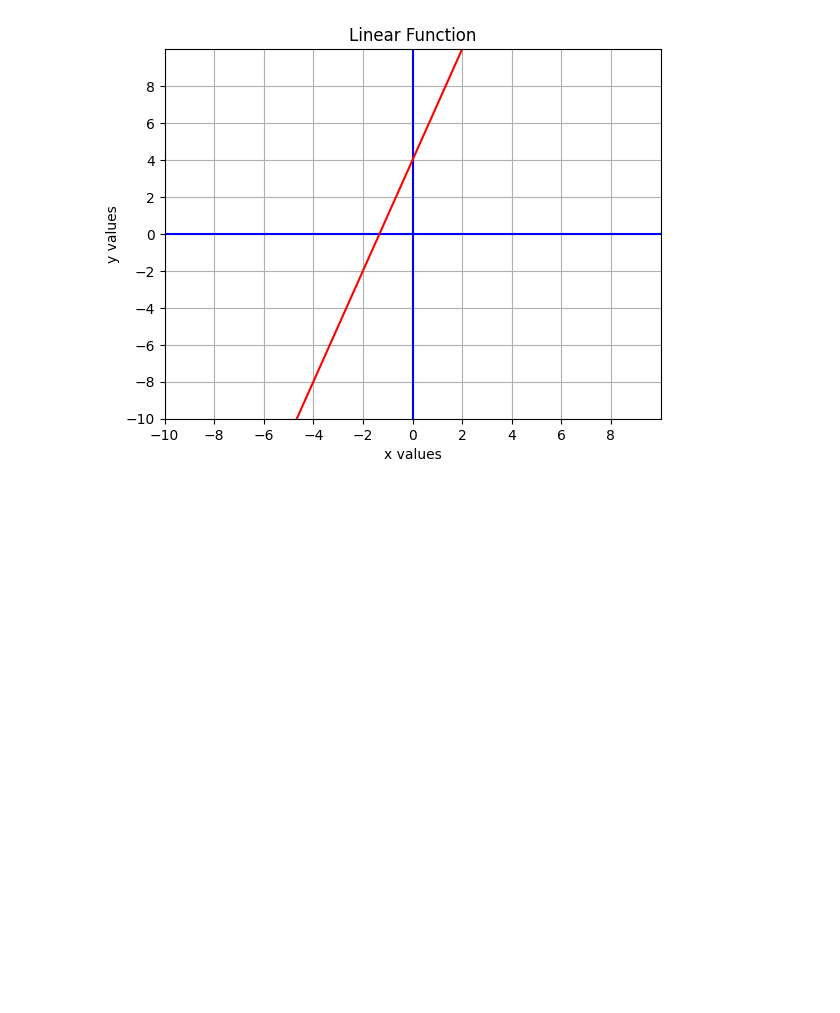
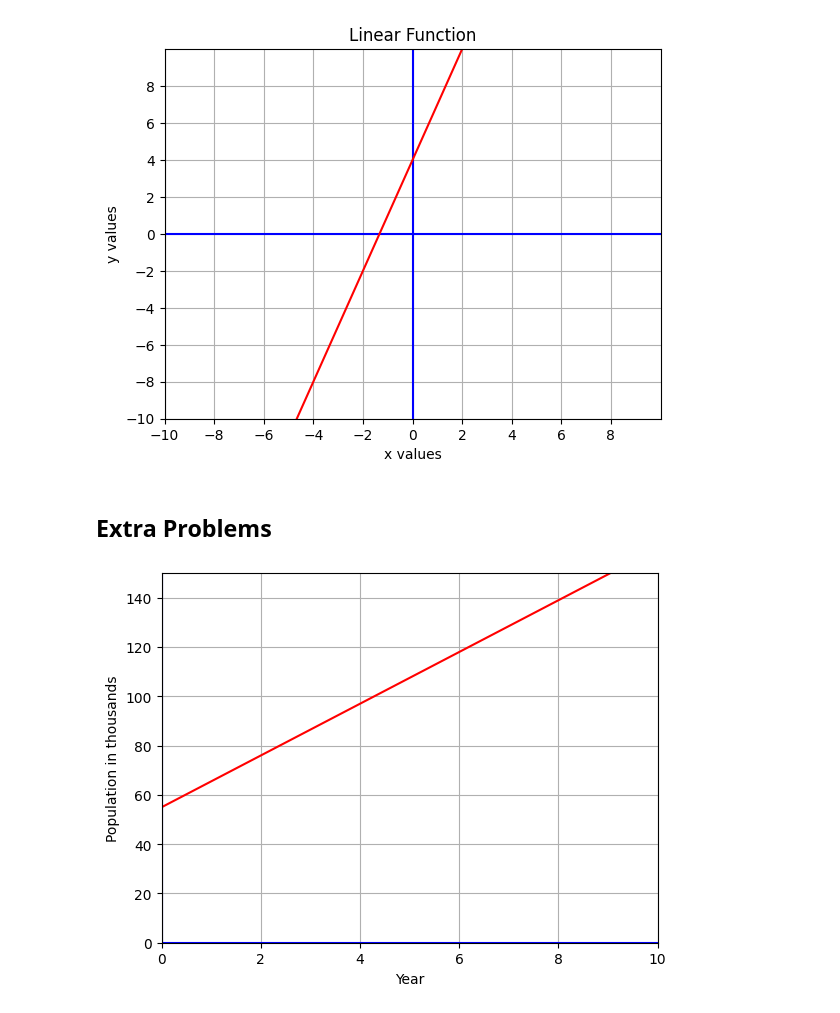
Before and after one commit to nsikakabasieumoh/CAWP, a Jupyter notebook: Lessons.ipynb, the cells around one changed output. Cells and saved outputs as stored; diff of their text form; code cells hidden in the pictures; blank space fills up the shorter version.

```diff
--- a/Lessons.ipynb
+++ b/Lessons.ipynb
@@ -317,3 +317,49 @@ plt.plot([xmin, xmax], [y3, y4], 'r')
 plt.show()
 # %% [output]
 [figure]
+# %% [markdown]
+## Extra Problems
+# %%
+import numpy as np
+import matplotlib.pyplot as plt
+
+# Coordinates
+x1, y1 = 0, 55
+x2, y2 = 2, 76
+
+# The slope is 'm'
+m = (y2 - y1)/(x2 - x1)
+
+# The y intercept is 'b'
+b = y1 - m*x1
+
+# For the graph
+xmin = 0
+xmax = 10
+ymin = 0
+ymax = 150
+
+# For the line on the graph
+y3 = m*xmin + b
+y4 = m*xmax + b
+
+fig, ax = plt.subplots()
+plt.axis([xmin, xmax, ymin, ymax])
+plt.plot([xmin, xmax], [0,0], 'b')
+plt.plot([0,0], [ymin, ymax], 'b')
+
+# Labels and grid
+ax.set_xlabel('Year')
+ax.set_ylabel('Population in thousands')
+ax.grid(True)
+
+# Increment of axis
+# ax.set_xticks(np.arange(xmin, xmax, 2))
+# ax.set_yticks(np.arange(ymin, ymax, 2))
+
+# Plot the linear function
+plt.plot([xmin, xmax], [y3, y4], 'r')
+
+plt.show()
+# %% [output]
+[figure, added]
```
Also changed, not shown: parts of 5 cells of this notebook.
